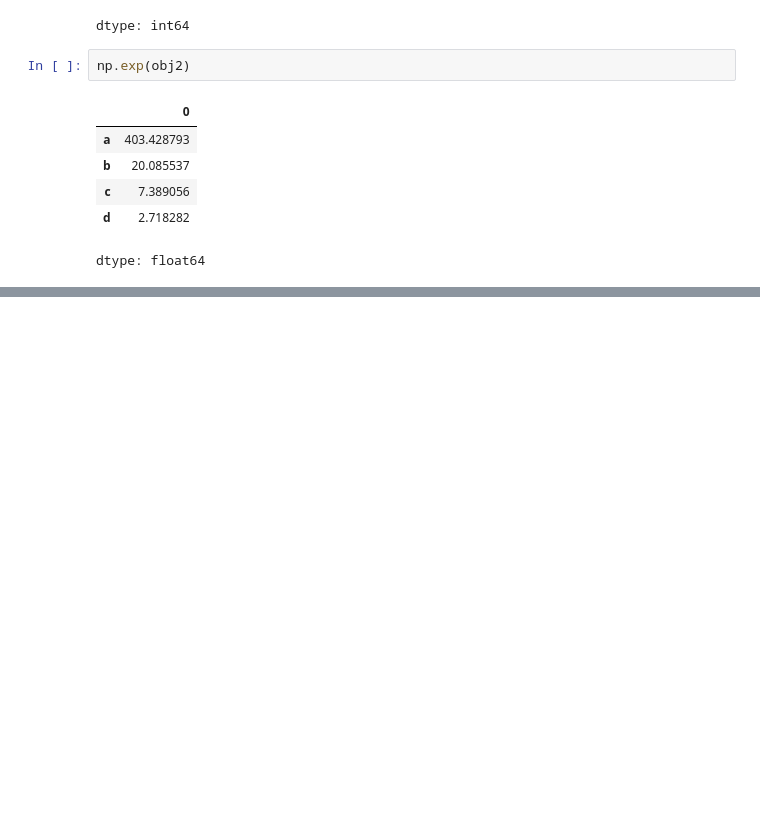
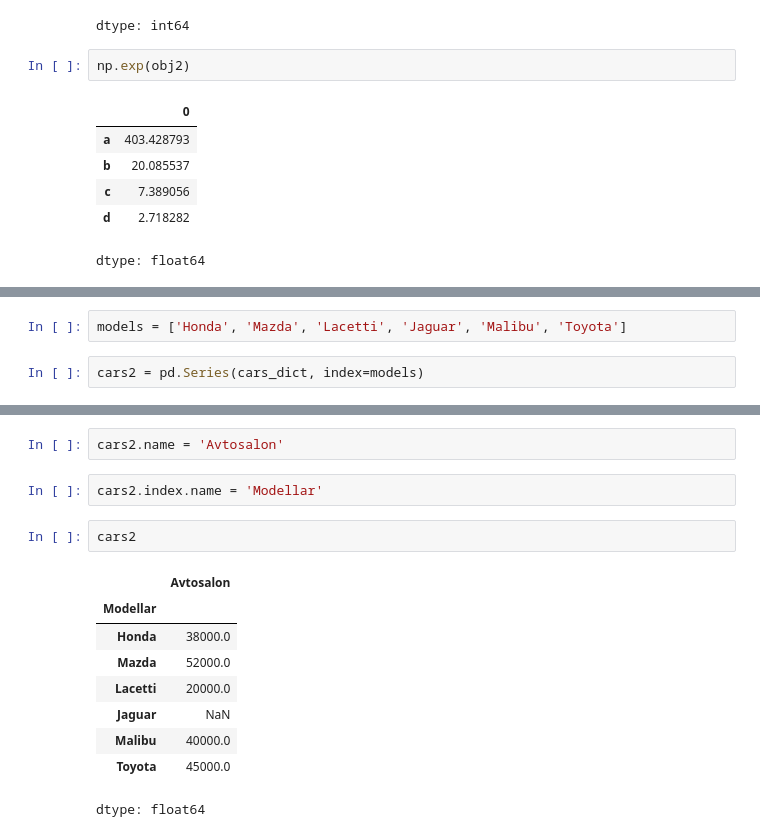
Before and after one commit to Sanjar-prog/Telegram-JavaScript-Bot, a Jupyter notebook: Copy_of_Pandas_kutubxonasi.ipynb, the cells around one changed output, grey strips where cells are left out. Drawn from its saved outputs; the diff is of its cells as text; blank space fills up the shorter version.

```diff
--- a/Copy_of_Pandas_kutubxonasi.ipynb
+++ b/Copy_of_Pandas_kutubxonasi.ipynb
@@ -96,0 +143,4 @@ dtype: float64
+# %%
+models = ['Honda', 'Mazda', 'Lacetti', 'Jaguar', 'Malibu', 'Toyota']
+# %%
+cars2 = pd.Series(cars_dict, index=models)
@@ -96,0 +212,16 @@ dtype: float64
+# %%
+cars2.name = 'Avtosalon'
+# %%
+cars2.index.name = 'Modellar'
+# %%
+cars2
+# %% [output]
+|  | Avtosalon |
+| Modellar |  |
+| Honda | 38000.0 |
+| Mazda | 52000.0 |
+| Lacetti | 20000.0 |
+| Jaguar | NaN |
+| Malibu | 40000.0 |
+| Toyota | 45000.0 |
+dtype: float64
```
Also changed, not shown: parts of 16 cells of this notebook.
